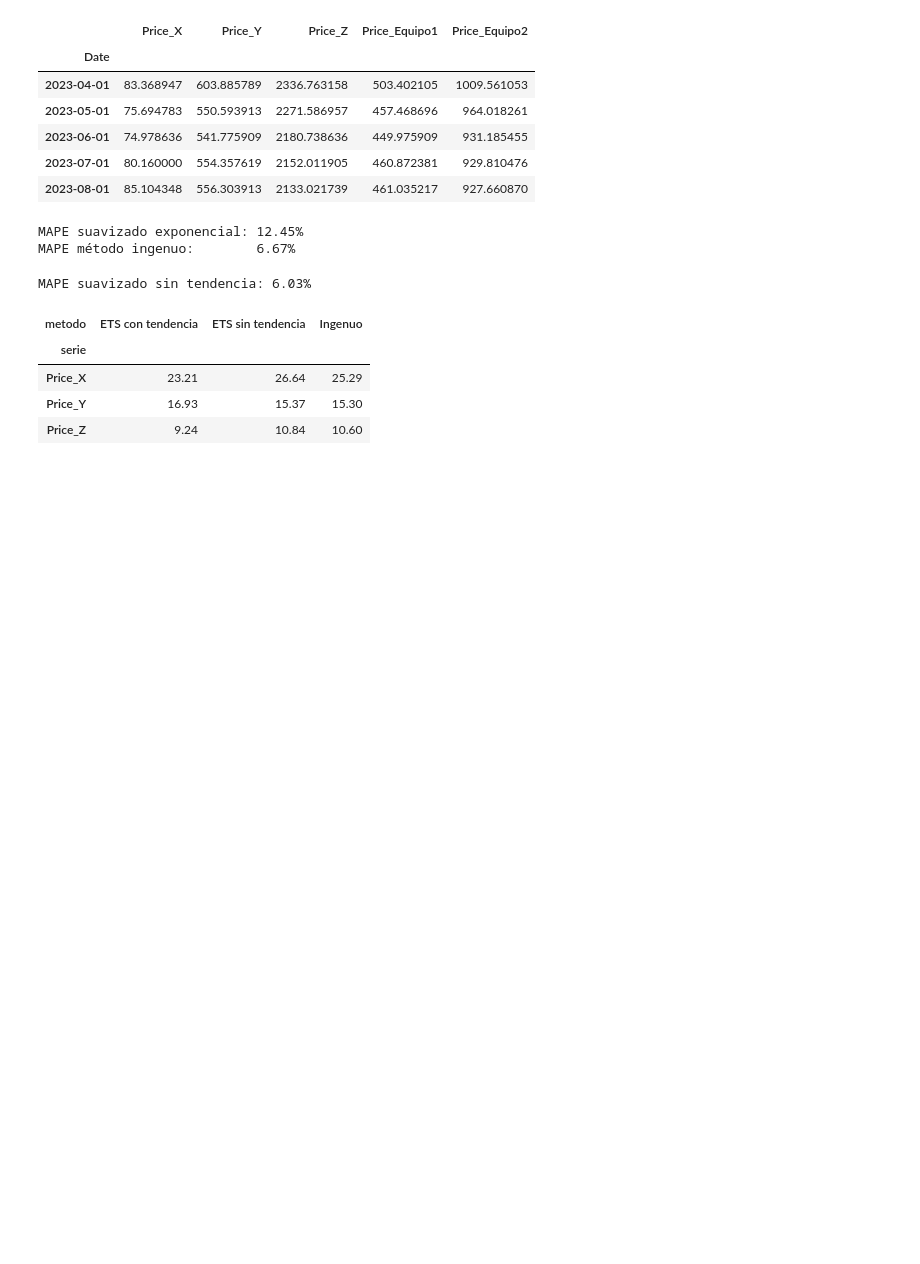
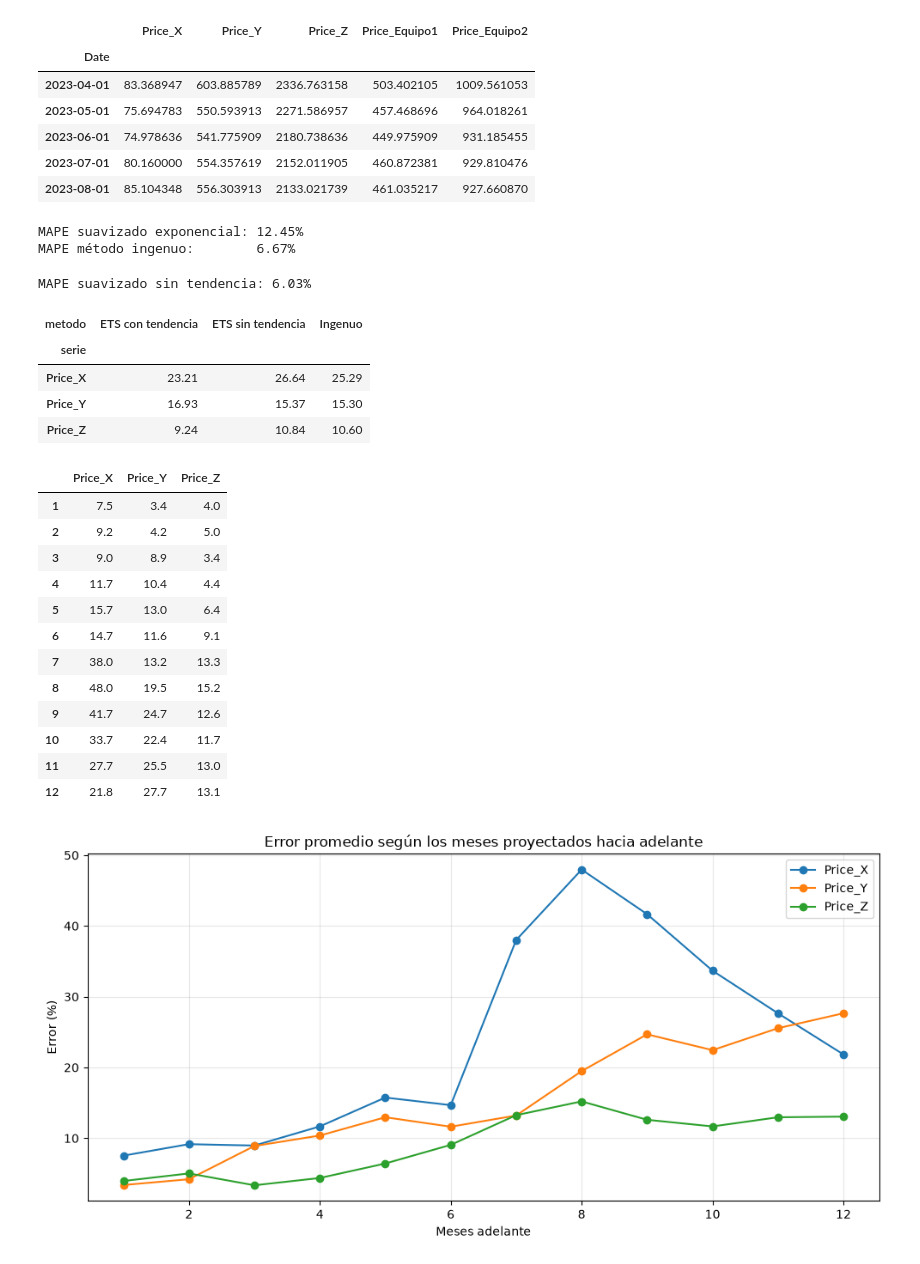
Before and after one commit to secasospina/pronostico-costos-equipos, a Jupyter notebook: notebooks/04_proyeccion.ipynb, the cells around one changed output. Cells and saved outputs as stored; diff of their text form; code cells hidden in the pictures; blank space fills up the shorter version.

Commit message:
feat: horizonte de predicción basado en el error por mes

```diff
--- a/notebooks/04_proyeccion.ipynb
+++ b/notebooks/04_proyeccion.ipynb
@@ -116,3 +116,54 @@ display((tabla_mape * 100).round(2))
 | Price_X | 23.21 | 26.64 | 25.29 |
 | Price_Y | 16.93 | 15.37 | 15.30 |
 | Price_Z | 9.24 | 10.84 | 10.60 |
+# %%
+import numpy as np
+
+def error_por_horizonte(serie, tendencia, datos, cortes, horizonte=12):
+    """Calcula el error porcentual promedio para cada mes adelante (1 a horizonte)."""
+    errores = []
+
+    for corte in cortes:
+        entrenamiento = datos.loc[:corte, serie]
+        prueba = datos.loc[corte:, serie].iloc[1:horizonte + 1]
+
+        modelo = ETSModel(entrenamiento, error="add", trend=tendencia, damped_trend=tendencia is not None,
+                          seasonal="add", seasonal_periods=12).fit(disp=False)
+        pronostico = modelo.forecast(horizonte)
+
+        errores.append(np.abs(prueba.values - pronostico.values) / prueba.values * 100)
+
+    return pd.Series(np.mean(errores, axis=0), index=range(1, horizonte + 1))
+# %%
+metodo_elegido = {"Price_X": "add", "Price_Y": None, "Price_Z": "add"}
+
+errores_horizonte = pd.DataFrame({
+    serie: error_por_horizonte(serie, tendencia, mensual, cortes)
+    for serie, tendencia in metodo_elegido.items()
+})
+
+display(errores_horizonte.round(1))
+
+errores_horizonte.plot(marker="o", figsize=(10, 5))
+plt.title("Error promedio según los meses proyectados hacia adelante")
+plt.xlabel("Meses adelante")
+plt.ylabel("Error (%)")
+plt.grid(alpha=0.3)
+plt.tight_layout()
+plt.savefig("../reports/figures/05_error_por_horizonte.png", dpi=150)
+plt.show()
+# %% [output]
+|  | Price_X | Price_Y | Price_Z |
+| 1 | 7.5 | 3.4 | 4.0 |
+| 2 | 9.2 | 4.2 | 5.0 |
+| 3 | 9.0 | 8.9 | 3.4 |
+| 4 | 11.7 | 10.4 | 4.4 |
+| 5 | 15.7 | 13.0 | 6.4 |
+| 6 | 14.7 | 11.6 | 9.1 |
+| 7 | 38.0 | 13.2 | 13.3 |
+| 8 | 48.0 | 19.5 | 15.2 |
+| 9 | 41.7 | 24.7 | 12.6 |
+| 10 | 33.7 | 22.4 | 11.7 |
+| 11 | 27.7 | 25.5 | 13.0 |
+| 12 | 21.8 | 27.7 | 13.1 |
+[figure, added]
```
Also changed, not shown: parts of 1 cell of this notebook, 1 other file.
